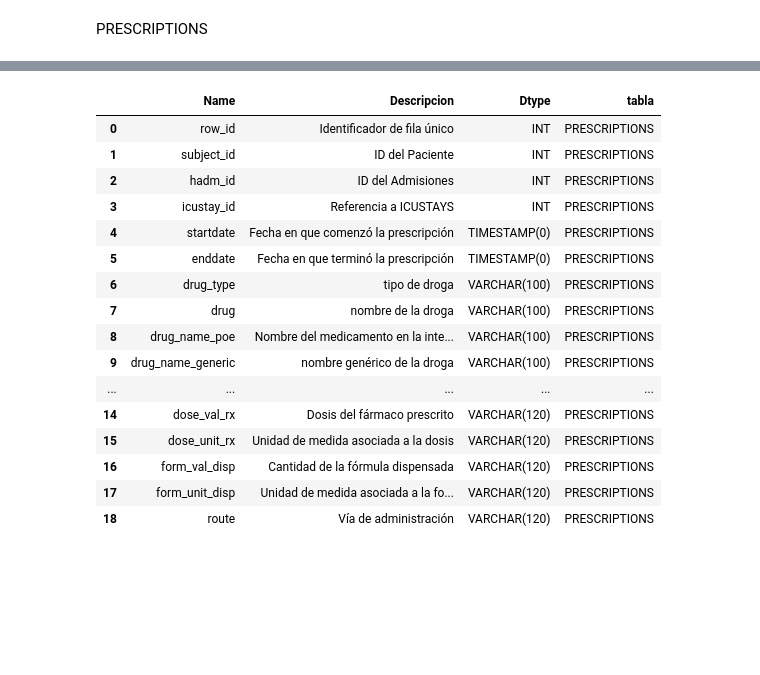
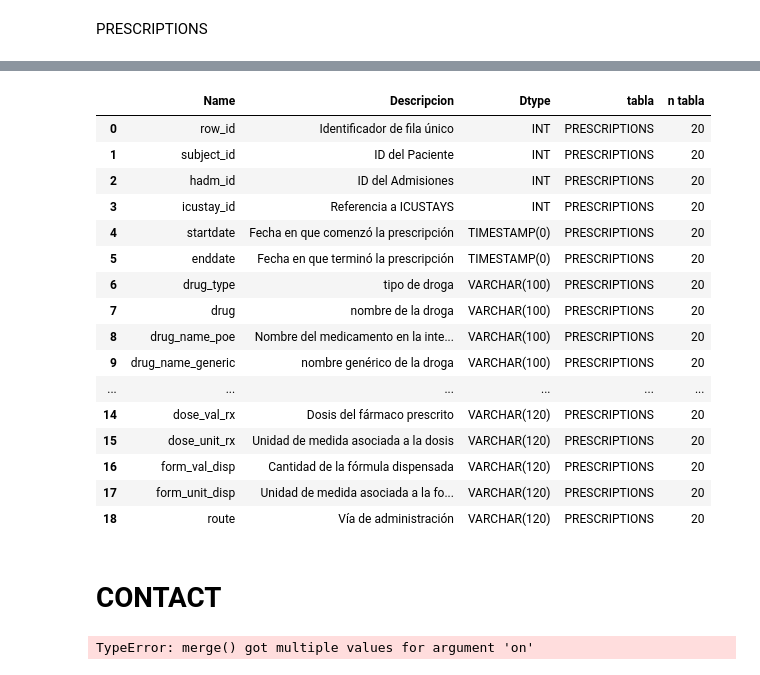
Before and after one commit to espadaone/PF_UCI-, a Jupyter notebook: Diccionario_Datos/DIC-tablas_16_20.ipynb, the cells around one changed output, grey strips where cells are left out. Saved outputs shown, nothing was run; the diff lists cells and outputs as text; code cells hidden in the pictures; blank space fills up the shorter version.

```diff
--- a/Diccionario_Datos/DIC-tablas_16_20.ipynb
+++ b/Diccionario_Datos/DIC-tablas_16_20.ipynb
@@ -207,47 +193,56 @@ PRESCRIPTIONS_DESCRIPCIÓN = ['Identificador de fila único',
                              'Fecha en que terminó la prescripción',
                              'tipo de droga',
                              'nombre de la droga',
                              'Nombre del medicamento en la interfaz de entrada de pedidos del proveedor',
                              'nombre genérico de la droga',
                              'Código de medicamento del formulario',
                              'Número de secuencia genérico',
                              'Código Nacional de Drogas',
                              'Fuerza de la droga (producto)',
                              'Dosis del fármaco prescrito',
                              'Unidad de medida asociada a la dosis',
                              'Cantidad de la fórmula dispensada',
                              'Unidad de medida asociada a la formulación',
                              'Vía de administración']
 # Unimos la lista con nombres de columnas y la descripcion de cada columna
 PRESCRIPTIONS_ND= dict(zip(PRESCRIPTIONS_NAMES,PRESCRIPTIONS_DESCRIPCIÓN))
 # Creamos el df
 PRESCRIPTIONS_columnas = pd.DataFrame([[key, PRESCRIPTIONS_ND[key]] for key in PRESCRIPTIONS_ND.keys()], columns=['Name', 'Descripcion'])
 # Tipo de dato de cada columna
 PRESCRIPTIONS_dtype = ['INT','INT','INT','INT','TIMESTAMP(0)','TIMESTAMP(0)','VARCHAR(100)',
                        'VARCHAR(100)','VARCHAR(100)','VARCHAR(100)','VARCHAR(120)','VARCHAR(200)',
                        'VARCHAR(120)','VARCHAR(120)','VARCHAR(120)','VARCHAR(120)','VARCHAR(120)',
                        'VARCHAR(120)','VARCHAR(120)']
 # Agregamos el tipo de dato
 PRESCRIPTIONS_columnas['Dtype'] = PRESCRIPTIONS_dtype
 # Agregamos nombre de columna
 PRESCRIPTIONS_columnas['tabla'] = 'PRESCRIPTIONS'
+# Agregamos número de columna
+PRESCRIPTIONS_columnas['n tabla'] = 20
 #Print el resultado
 PRESCRIPTIONS_columnas
 # %% [output]
-|  | Name | Descripcion | Dtype | tabla |
-| 0 | row_id | Identificador de fila único | INT | PRESCRIPTIONS |
-| 1 | subject_id | ID del Paciente | INT | PRESCRIPTIONS |
-| 2 | hadm_id | ID del Admisiones | INT | PRESCRIPTIONS |
-| 3 | icustay_id | Referencia a ICUSTAYS | INT | PRESCRIPTIONS |
-| 4 | startdate | Fecha en que comenzó la prescripción | TIMESTAMP(0) | PRESCRIPTIONS |
-| 5 | enddate | Fecha en que terminó la prescripción | TIMESTAMP(0) | PRESCRIPTIONS |
-| 6 | drug_type | tipo de droga | VARCHAR(100) | PRESCRIPTIONS |
-| 7 | drug | nombre de la droga | VARCHAR(100) | PRESCRIPTIONS |
-| 8 | drug_name_poe | Nombre del medicamento en la inte... | VARCHAR(100) | PRESCRIPTIONS |
-| 9 | drug_name_generic | nombre genérico de la droga | VARCHAR(100) | PRESCRIPTIONS |
-| ... | ... | ... | ... | ... |
-| 14 | dose_val_rx | Dosis del fármaco prescrito | VARCHAR(120) | PRESCRIPTIONS |
-| 15 | dose_unit_rx | Unidad de medida asociada a la dosis | VARCHAR(120) | PRESCRIPTIONS |
-| 16 | form_val_disp | Cantidad de la fórmula dispensada | VARCHAR(120) | PRESCRIPTIONS |
-| 17 | form_unit_disp | Unidad de medida asociada a la fo... | VARCHAR(120) | PRESCRIPTIONS |
-| 18 | route | Vía de administración | VARCHAR(120) | PRESCRIPTIONS |
+|  | Name | Descripcion | Dtype | tabla | n tabla |
+| 0 | row_id | Identificador de fila único | INT | PRESCRIPTIONS | 20 |
+| 1 | subject_id | ID del Paciente | INT | PRESCRIPTIONS | 20 |
+| 2 | hadm_id | ID del Admisiones | INT | PRESCRIPTIONS | 20 |
+| 3 | icustay_id | Referencia a ICUSTAYS | INT | PRESCRIPTIONS | 20 |
+| 4 | startdate | Fecha en que comenzó la prescripción | TIMESTAMP(0) | PRESCRIPTIONS | 20 |
+| 5 | enddate | Fecha en que terminó la prescripción | TIMESTAMP(0) | PRESCRIPTIONS | 20 |
+| 6 | drug_type | tipo de droga | VARCHAR(100) | PRESCRIPTIONS | 20 |
+| 7 | drug | nombre de la droga | VARCHAR(100) | PRESCRIPTIONS | 20 |
+| 8 | drug_name_poe | Nombre del medicamento en la inte... | VARCHAR(100) | PRESCRIPTIONS | 20 |
+| 9 | drug_name_generic | nombre genérico de la droga | VARCHAR(100) | PRESCRIPTIONS | 20 |
+| ... | ... | ... | ... | ... | ... |
+| 14 | dose_val_rx | Dosis del fármaco prescrito | VARCHAR(120) | PRESCRIPTIONS | 20 |
+| 15 | dose_unit_rx | Unidad de medida asociada a la dosis | VARCHAR(120) | PRESCRIPTIONS | 20 |
+| 16 | form_val_disp | Cantidad de la fórmula dispensada | VARCHAR(120) | PRESCRIPTIONS | 20 |
+| 17 | form_unit_disp | Unidad de medida asociada a la fo... | VARCHAR(120) | PRESCRIPTIONS | 20 |
+| 18 | route | Vía de administración | VARCHAR(120) | PRESCRIPTIONS | 20 |
+# %% [markdown]
+# CONTACT
+# %%
+T_16_20 = pd.merge(DIAGNOSES_ICD, DRGCODES,LABEVENTS,MICROBIOLOGYEVENTS,PRESCRIPTIONS,on="Index")
+T_16_20
+# %% [output]
+TypeError: merge() got multiple values for argument 'on'
```
Also changed, not shown: parts of 7 cells of this notebook, 1 other file.
